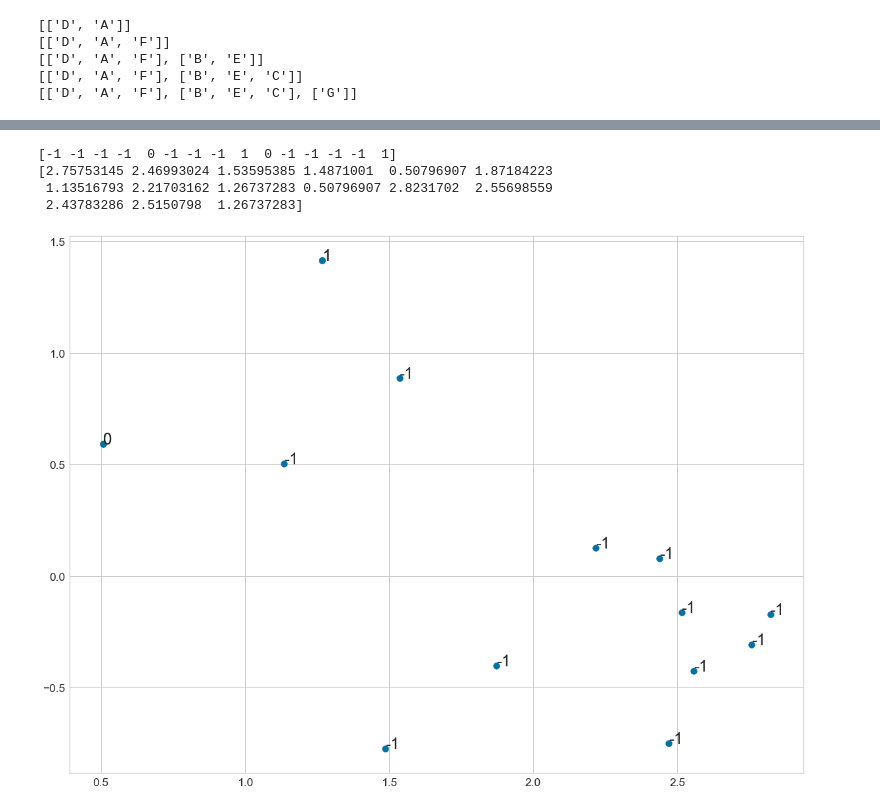
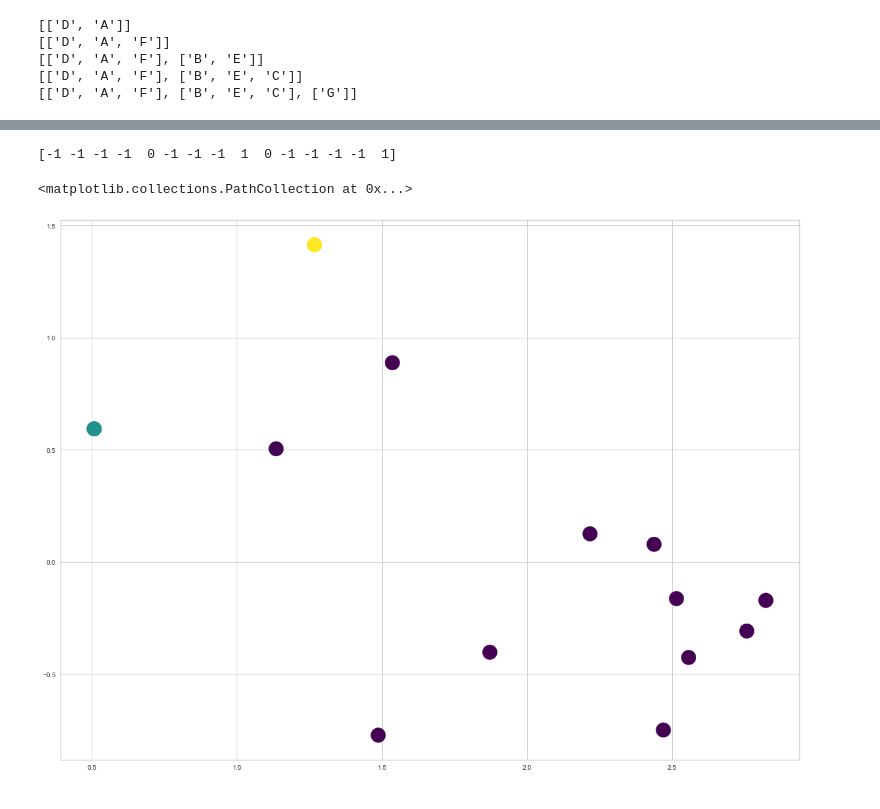
Before and after one commit to katinas15/masininis-paskaitos, a Jupyter notebook: antras.ipynb, the cells around one changed output, grey strips where cells are left out. Drawn from its saved outputs; the diff is of its cells as text; code cells hidden in the pictures.

```diff
--- a/antras.ipynb
+++ b/antras.ipynb
@@ -295,23 +297,19 @@ KElbowVisualizer(ax=<AxesSubplot:title={'center':'Distortion Score Elbow for KMe
 # %%
 #septinta
 x = allPoints.values.tolist()
 from sklearn.decomposition import TruncatedSVD
 svd = TruncatedSVD(n_components = 2)
 x_transformed = svd.fit_transform(x)
 clustering = DBSCAN(eps=0.8, min_samples=2, metric='euclidean').fit(x) # min_samples
 # objektų skaičius kaiminystėje, norint, kad taškas būtų laikomas šakniniu;
 #eps- Didžiausias atstumas tarp dviejų objektų, kad vienas būtų laikomas šalia kito.
-
+print(clustering.labels_)
 plt.subplots(figsize=(20, 15))
-plt.scatter(x_transformed[:, 0], x_transformed[:, 1], s=100,cmap='viridis')
-for index, label in enumerate(clustering.labels_):
-    plt.annotate(label, (x_transformed[:, 0][index], x_transformed[:, 1][index]), fontsize=24)
+plt.scatter(x_transformed[:, 0], x_transformed[:, 1], c=clustering.labels_, s=500,cmap='viridis')
 # %% [output]
 [-1 -1 -1 -1  0 -1 -1 -1  1  0 -1 -1 -1 -1  1]
-[2.75753145 2.46993024 1.53595385 1.4871001  0.50796907 1.87184223
- 1.13516793 2.21703162 1.26737283 0.50796907 2.8231702  2.55698559
- 2.43783286 2.5150798  1.26737283]
+<matplotlib.collections.PathCollection at 0x...>
-[figure, old version]
+[figure, new version]
 # %%
 #septinta
 x = allPoints.values.tolist()
```
Also changed, not shown: parts of 10 cells of this notebook.
